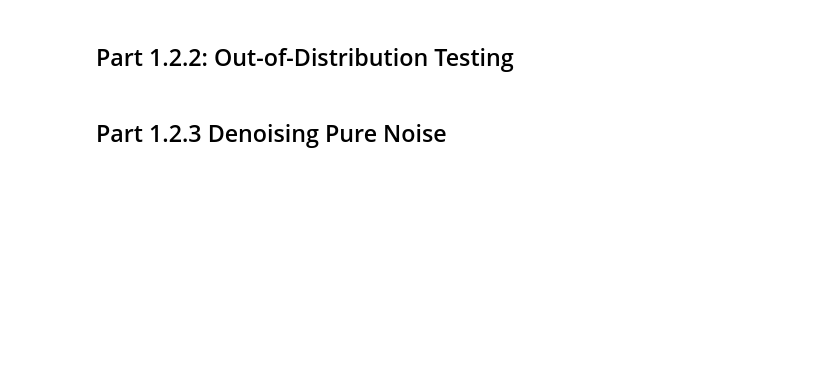
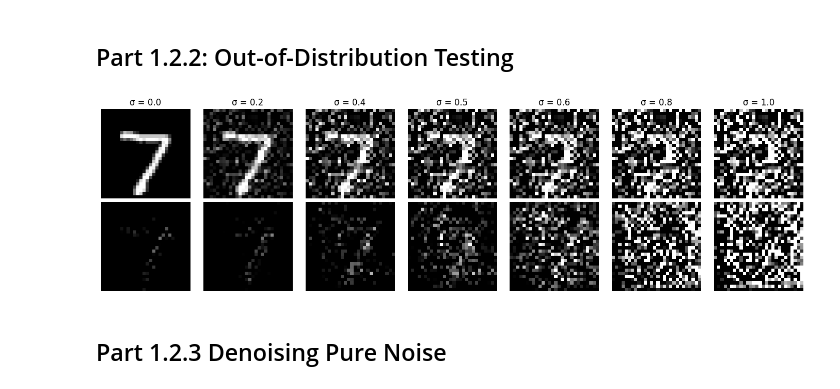
Before and after one commit to RishbhaJain/computer-vision-cs280A, a Jupyter notebook: partb.ipynb, the cells around one changed output. Saved outputs shown, nothing was run; the diff lists cells and outputs as text; code cells hidden in the pictures; blank space fills up the shorter version.

```diff
--- a/partb.ipynb
+++ b/partb.ipynb
@@ -426,2 +409,43 @@ for epoch in range(num_epochs):
+# %%
+# Visualize OOD testing
+# ===== your code here! ====
+
+# 1.2.2 Out-of-distribution denoising
+
+image = test_dataset[0][0].unsqueeze(0).to(device)
+noise = torch.randn_like(image)
+sigmas = [0.0, 0.2, 0.4, 0.5, 0.6, 0.8, 1.0]
+
+model.eval()
+
+fig, axes = plt.subplots(2, len(sigmas), figsize=(14, 4))
+
+with torch.no_grad():
+    for i, sigma in enumerate(sigmas):
+        x = image + sigma * noise
+        y = model(x)
+
+        axes[0, i].imshow(
+            x[0, 0].cpu().numpy(), cmap="gray", vmin=0, vmax=1
+        )
+        axes[0, i].set_title(f"σ = {sigma}")
+        axes[0, i].axis("off")
+
+        axes[1, i].imshow(
+            y[0, 0].cpu().numpy(), cmap="gray", vmin=0, vmax=1
+        )
+        axes[1, i].axis("off")
+
+axes[0, 0].set_ylabel("Noisy input")
+axes[1, 0].set_ylabel("Denoised output")
+
+plt.tight_layout()
+plt.show()
+
+
+
+# ===== end of code ====
+# %% [output]
+[figure, added]
 # %% [markdown]
 ## Part 1.2.3 Denoising Pure Noise
```
Also changed, not shown: parts of 11 cells of this notebook.
